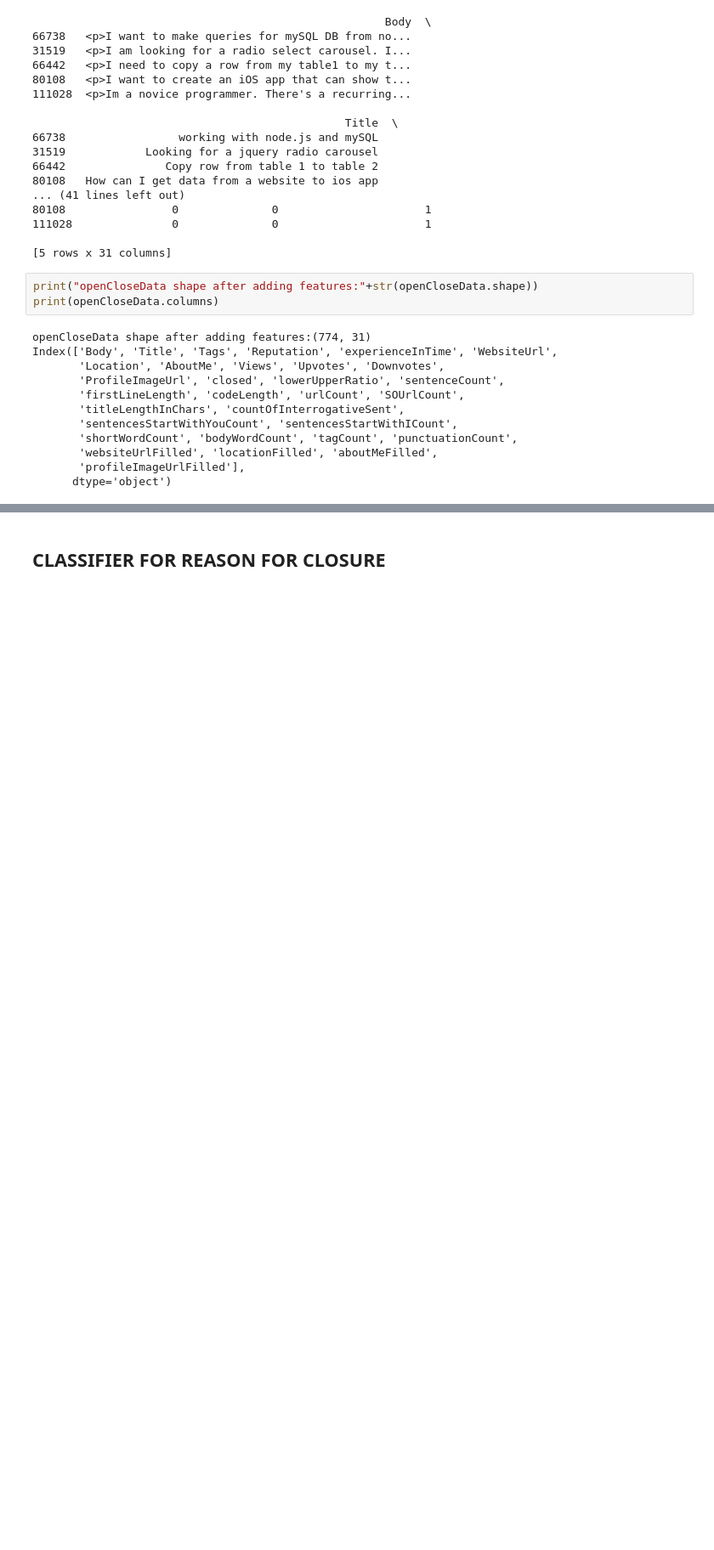
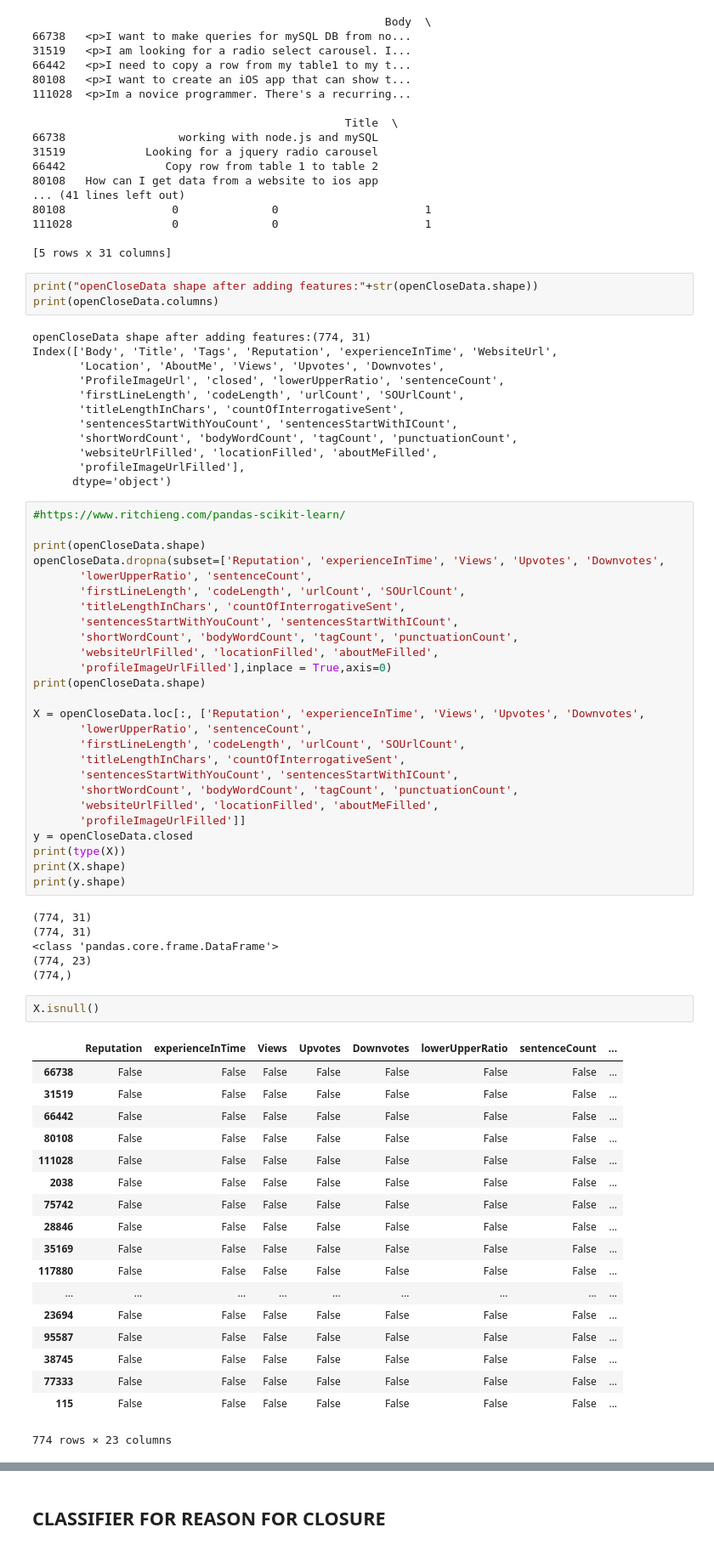
Before and after one commit to sajalagrawal/Query-Closing-on-Stack-Overflow, a Jupyter notebook: Query Closing Prediction on Stack Overflow.ipynb, the cells around one changed output, grey strips where cells are left out. Shown at 85% size. Cells and saved outputs as stored; diff of their text form; blank space fills up the shorter version.

Commit message:
Data ready for training

```diff
--- a/Query Closing Prediction on Stack Overflow.ipynb
+++ b/Query Closing Prediction on Stack Overflow.ipynb
@@ -743,3 +743,56 @@ Index(['Body', 'Title', 'Tags', 'Reputation', 'experienceInTime', 'WebsiteUrl',
        'websiteUrlFilled', 'locationFilled', 'aboutMeFilled',
        'profileImageUrlFilled'],
       dtype='object')
+# %%
+#https://www.ritchieng.com/pandas-scikit-learn/
+
+print(openCloseData.shape)
+openCloseData.dropna(subset=['Reputation', 'experienceInTime', 'Views', 'Upvotes', 'Downvotes',
+       'lowerUpperRatio', 'sentenceCount',
+       'firstLineLength', 'codeLength', 'urlCount', 'SOUrlCount',
+       'titleLengthInChars', 'countOfInterrogativeSent',
+       'sentencesStartWithYouCount', 'sentencesStartWithICount',
+       'shortWordCount', 'bodyWordCount', 'tagCount', 'punctuationCount',
+       'websiteUrlFilled', 'locationFilled', 'aboutMeFilled',
+       'profileImageUrlFilled'],inplace = True,axis=0)
+print(openCloseData.shape)
+
+X = openCloseData.loc[:, ['Reputation', 'experienceInTime', 'Views', 'Upvotes', 'Downvotes',
+       'lowerUpperRatio', 'sentenceCount',
+       'firstLineLength', 'codeLength', 'urlCount', 'SOUrlCount',
+       'titleLengthInChars', 'countOfInterrogativeSent',
+       'sentencesStartWithYouCount', 'sentencesStartWithICount',
+       'shortWordCount', 'bodyWordCount', 'tagCount', 'punctuationCount',
+       'websiteUrlFilled', 'locationFilled', 'aboutMeFilled',
+       'profileImageUrlFilled']]
+y = openCloseData.closed
+print(type(X))
+print(X.shape)
+print(y.shape)
+# %% [output]
+(774, 31)
+(774, 31)
+<class 'pandas.core.frame.DataFrame'>
+(774, 23)
+(774,)
+# %%
+X.isnull()
+# %% [output]
+|  | Reputation | experienceInTime | Views | Upvotes | Downvotes | lowerUpperRatio | sentenceCount | ... |
+| 66738 | False | False | False | False | False | False | False | ... |
+| 31519 | False | False | False | False | False | False | False | ... |
+| 66442 | False | False | False | False | False | False | False | ... |
+| 80108 | False | False | False | False | False | False | False | ... |
+| 111028 | False | False | False | False | False | False | False | ... |
+| 2038 | False | False | False | False | False | False | False | ... |
+| 75742 | False | False | False | False | False | False | False | ... |
+| 28846 | False | False | False | False | False | False | False | ... |
+| 35169 | False | False | False | False | False | False | False | ... |
+| 117880 | False | False | False | False | False | False | False | ... |
+| ... | ... | ... | ... | ... | ... | ... | ... | ... |
+| 23694 | False | False | False | False | False | False | False | ... |
+| 95587 | False | False | False | False | False | False | False | ... |
+| 38745 | False | False | False | False | False | False | False | ... |
+| 77333 | False | False | False | False | False | False | False | ... |
+| 115 | False | False | False | False | False | False | False | ... |
+774 rows × 23 columns
```
Also changed, not shown: parts of 2 cells of this notebook.
